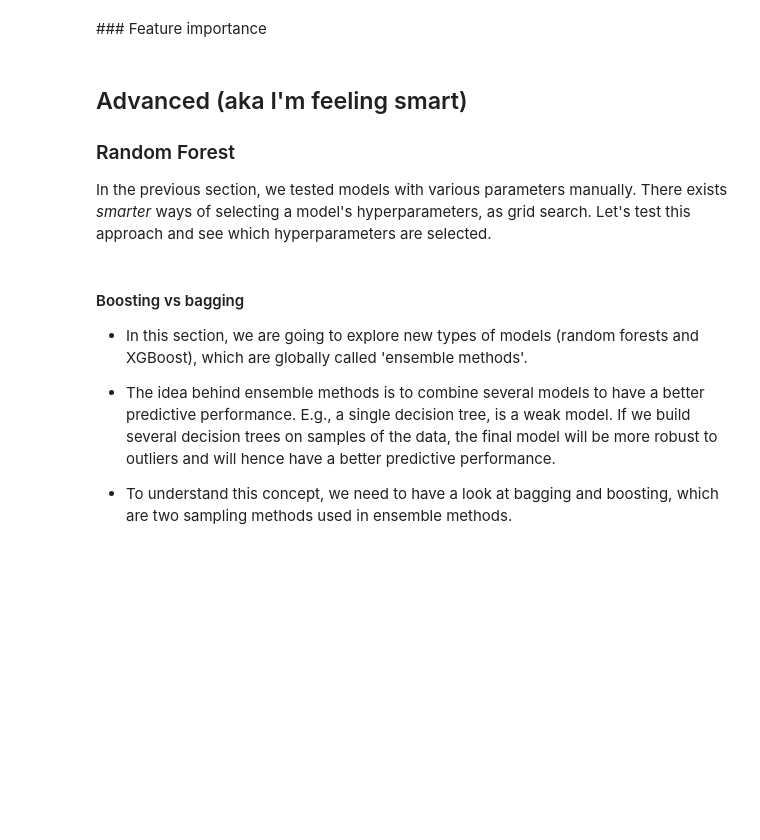
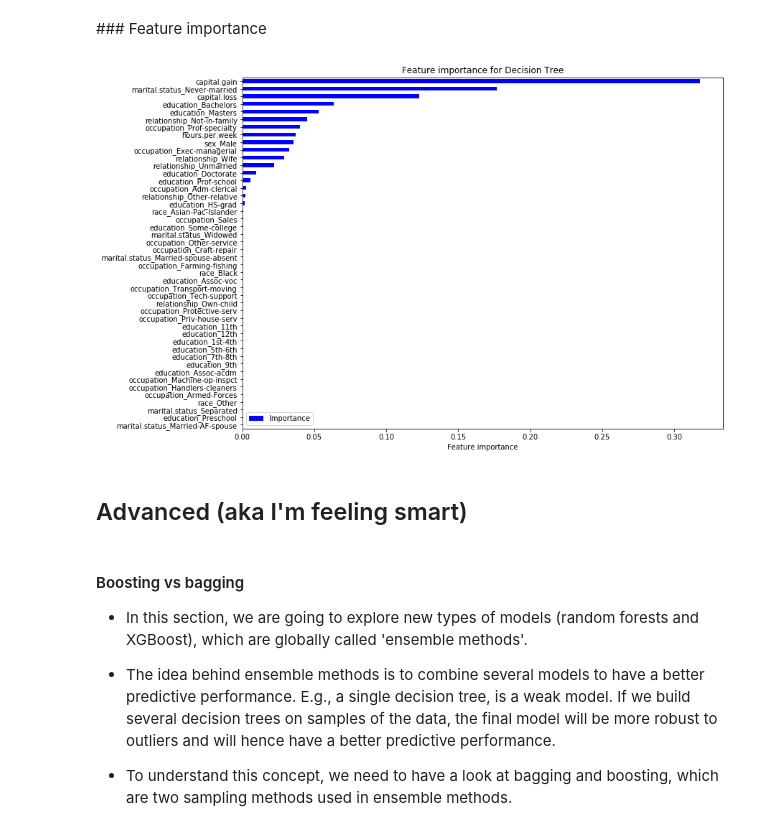
Before and after one commit to EmilyJonesQB/cfg-session-9, a Jupyter notebook: 5_predictive_analysis_updated.ipynb, the cells around one changed output. Cells and saved outputs as stored; diff of their text form; code cells hidden in the pictures; blank space fills up the shorter version.

```diff
--- a/5_predictive_analysis_updated.ipynb
+++ b/5_predictive_analysis_updated.ipynb
@@ -114,4 +93,0 @@ VIF values above 10 indicate that $R_{i}^2$ is above 0.9 and indicates a signifi
-# %%
-# Remove the target variable from the dataset for the analysis of independent variables
-target = one_hot_df['income_>50K']
-one_hot_df_indep = one_hot_df.drop('income_>50K', axis=1)
@@ -143,4 +93,0 @@ vif_df.sort_values('vif', ascending=False)
-# %%
-# Remove variables with very high VIF values (top 2 in ranking)
-one_hot_df_indep = one_hot_df_indep.drop(['race_White'], axis=1)
-one_hot_df_indep = one_hot_df_indep.drop(['marital.status_Married-civ-spouse'], axis=1)
@@ -250,19 +193,17 @@ proba_clf = clf.predict_proba(X_test)
 # %%
 # Plot feature importance
 features_log = pd.DataFrame(clf.feature_importances_, index = one_hot_df_indep.columns.tolist(),
                             columns = ['Importance'])
 features_log = features_log.sort_values(by='Importance', ascending=True)
 
 features_log.plot(kind='barh', figsize=(12,9), color = 'blue')
 plt.xlabel('Feature importance')
-plt.title('Feature importance for the logistic regression model')
+plt.title('Feature importance for Decision Tree')
 plt.show()
+# %% [output]
+[figure, added]
-# %% [markdown]
-## Advanced (aka I'm feeling smart)
-
-### Random Forest <a name="Random_forest"></a>
-
-In the previous section, we tested models with various parameters manually. There exists *smarter* ways of selecting a model's hyperparameters, as grid search. Let's test this approach and see which hyperparameters are selected.
+# %% [markdown]
+## Advanced (aka I'm feeling smart)
 # %% [markdown]
 #### Boosting vs bagging
 
```
Also changed, not shown: parts of 28 cells of this notebook.
